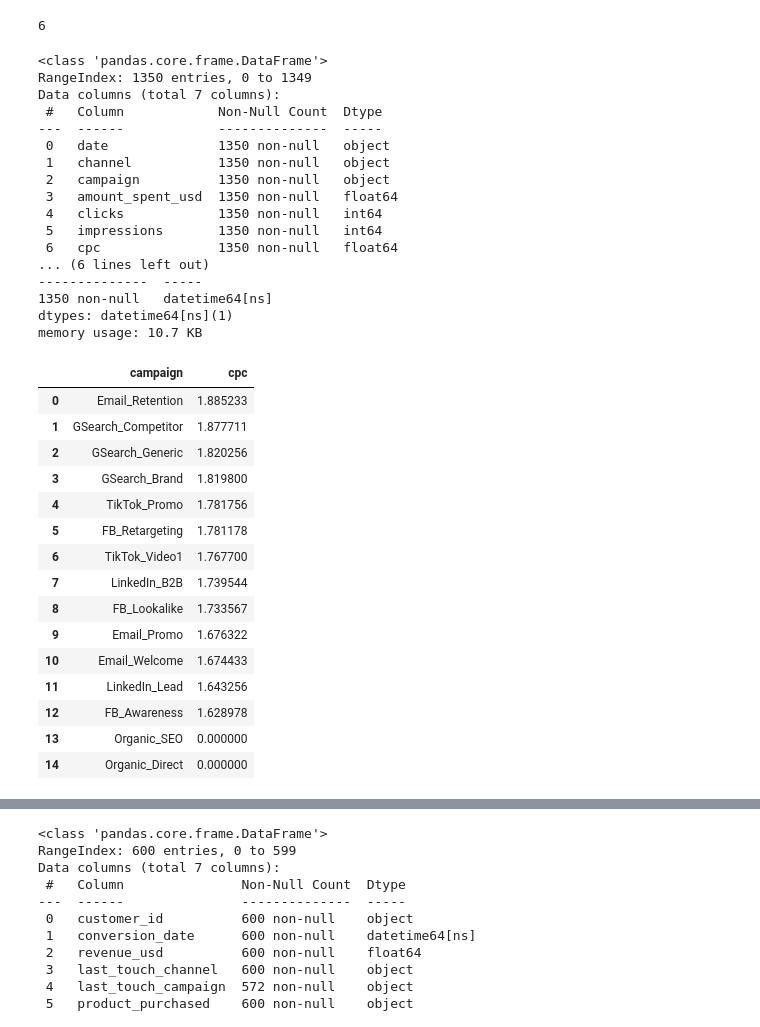
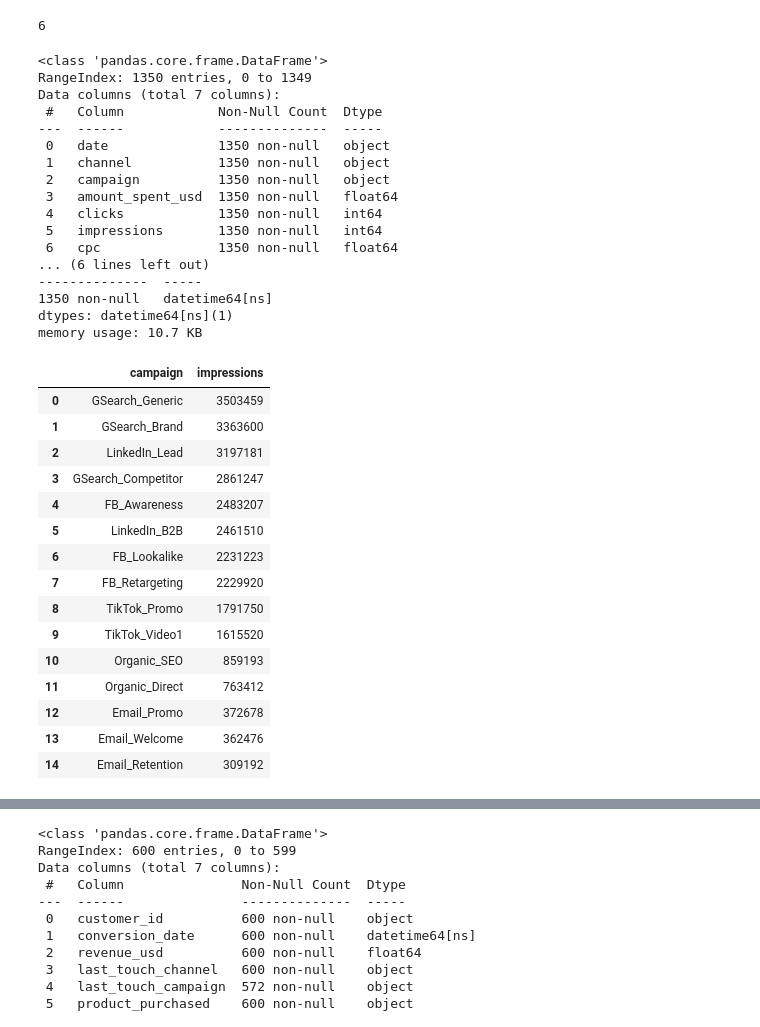
Before and after one commit to banerjee109/Infotact-Data-Team-2, a Jupyter notebook: Assignmenet_1_Roughbook.ipynb, the cells around one changed output, grey strips where cells are left out. Drawn from its saved outputs; the diff is of its cells as text; code cells hidden in the pictures.

```diff
--- a/Assignmenet_1_Roughbook.ipynb
+++ b/Assignmenet_1_Roughbook.ipynb
@@ -276,50 +276,53 @@ ad_spend_df.head(2)
 total_clicks= ad_spend_df.groupby(["campaign","channel"])["clicks"].sum()
 total_impressions= ad_spend_df.groupby(["campaign","channel"])["impressions"].sum()
 click_through_rate= (total_clicks/total_impressions)*100
 click_through_rate=click_through_rate.sort_values(ascending=False)
 click_through_rate
 ad_spend_df.head(1)
 grouped_cost=ad_spend_df.groupby(["campaign","channel"])["amount_spent_usd"].sum()
 grouped_impressions=ad_spend_df.groupby(["campaign","channel"])["impressions"].sum()
 cost_per_mille=(grouped_cost/grouped_impressions)*1000
 cost_per_mille = cost_per_mille.astype(float).sort_values(ascending=False)
 cost_per_mille.reset_index(name='cost_per_mille')
 ad_spend_df.head(2)
-ad_spend_df.groupby("campaign")["cpc"].mean().sort_values(ascending=False).reset_index()
+ad_spend_df.groupby("campaign")["cpc"].sum().sort_values(ascending=False).reset_index()
+ad_spend_df["impressions"].idxmax()
+ad_spend_df["impressions"].idxmin()
+ad_spend_df.groupby("campaign")["impressions"].sum().sort_values(ascending=False).reset_index()
 # %% [output]
 <class 'pandas.core.frame.DataFrame'>
 RangeIndex: 1350 entries, 0 to 1349
 Data columns (total 7 columns):
  #   Column            Non-Null Count  Dtype
 ---  ------            --------------  -----
  0   date              1350 non-null   object
  1   channel           1350 non-null   object
  2   campaign          1350 non-null   object
  3   amount_spent_usd  1350 non-null   float64
  4   clicks            1350 non-null   int64
  5   impressions       1350 non-null   int64
  6   cpc               1350 non-null   float64
 ... (6 lines left out)
 --------------  -----
 1350 non-null   datetime64[ns]
 dtypes: datetime64[ns](1)
 memory usage: 10.7 KB
-|  | campaign | cpc |
-| 0 | Email_Retention | 1.885233 |
-| 1 | GSearch_Competitor | 1.877711 |
-| 2 | GSearch_Generic | 1.820256 |
-| 3 | GSearch_Brand | 1.819800 |
-| 4 | TikTok_Promo | 1.781756 |
-| 5 | FB_Retargeting | 1.781178 |
-| 6 | TikTok_Video1 | 1.767700 |
-| 7 | LinkedIn_B2B | 1.739544 |
-| 8 | FB_Lookalike | 1.733567 |
-| 9 | Email_Promo | 1.676322 |
-| 10 | Email_Welcome | 1.674433 |
-| 11 | LinkedIn_Lead | 1.643256 |
-| 12 | FB_Awareness | 1.628978 |
-| 13 | Organic_SEO | 0.000000 |
-| 14 | Organic_Direct | 0.000000 |
+|  | campaign | impressions |
+| 0 | GSearch_Generic | 3503459 |
+| 1 | GSearch_Brand | 3363600 |
+| 2 | LinkedIn_Lead | 3197181 |
+| 3 | GSearch_Competitor | 2861247 |
+| 4 | FB_Awareness | 2483207 |
+| 5 | LinkedIn_B2B | 2461510 |
+| 6 | FB_Lookalike | 2231223 |
+| 7 | FB_Retargeting | 2229920 |
+| 8 | TikTok_Promo | 1791750 |
+| 9 | TikTok_Video1 | 1615520 |
+| 10 | Organic_SEO | 859193 |
+| 11 | Organic_Direct | 763412 |
+| 12 | Email_Promo | 372678 |
+| 13 | Email_Welcome | 362476 |
+| 14 | Email_Retention | 309192 |
 # %%
 import pandas as pd
 import numpy as np
```
Also changed, not shown: parts of 1 cell of this notebook.
